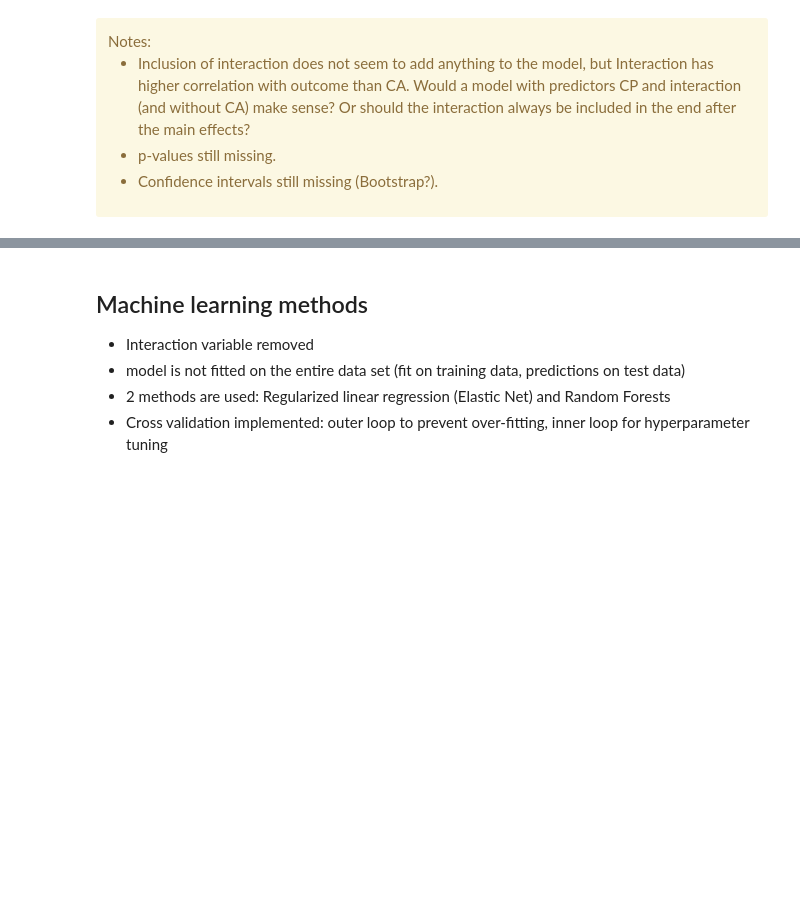
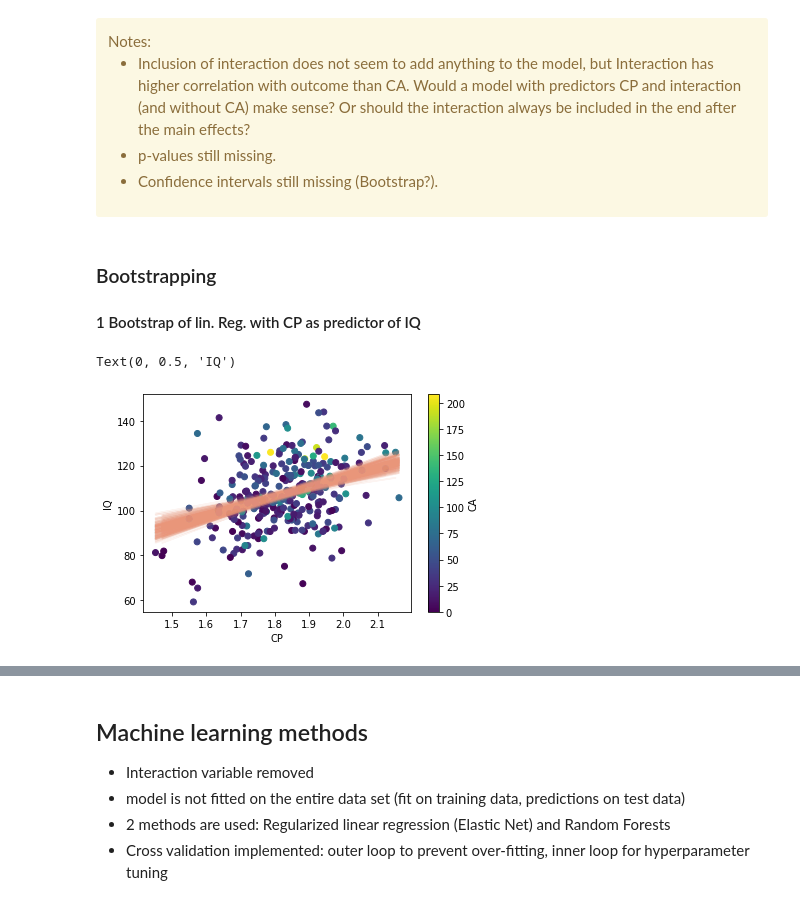
Before and after one commit to ElectronicsArchiver/tewa1_cogpsy_python, a Jupyter notebook: final_project_dataset_2.ipynb, the cells around one changed output, grey strips where cells are left out. Drawn from its saved outputs; the diff is of its cells as text; code cells hidden in the pictures; blank space fills up the shorter version.

```diff
--- a/final_project_dataset_2.ipynb
+++ b/final_project_dataset_2.ipynb
@@ -177,3 +181,34 @@ plt.tight_layout();
     <li>p-values still missing.</li>
     <li>Confidence intervals still missing (Bootstrap?).</li>
     </ul></div>
+# %% [markdown]
+### Bootstrapping
+
+#### 1 Bootstrap of lin. Reg. with CP as predictor of IQ
+# %%
+from scipy import stats, linalg
+np.random.seed(0)
+
+N = len(df)
+Nsim = 300
+cp = df['CP'].to_numpy()
+ca = df['CA'].to_numpy()
+y = df['IQ'].to_numpy()
+
+
+for i in range(Nsim):
+    Rand_id = np.random.choice(N, N)
+    BScp = np.array([cp[i] for i in Rand_id])
+    BSy = np.array([y[i] for i in Rand_id])
+    BSxMat = np.column_stack([np.ones(N), BScp])
+    res = linalg.lstsq(BSxMat, BSy)
+    BSpredy = np.array([res[0][0] + res[0][1] * BScp[i] for i in range(N)])
+    plt.plot(BScp, BSpredy, c="darksalmon", alpha=0.1)
+
+plt.scatter(cp,y,c=ca)
+plt.colorbar(label="CA")
+plt.xlabel("CP")
+plt.ylabel("IQ")
+# %% [output]
+Text(0, 0.5, 'IQ')
+[figure, added]
```
Also changed, not shown: parts of 6 cells of this notebook, 1 other file.
